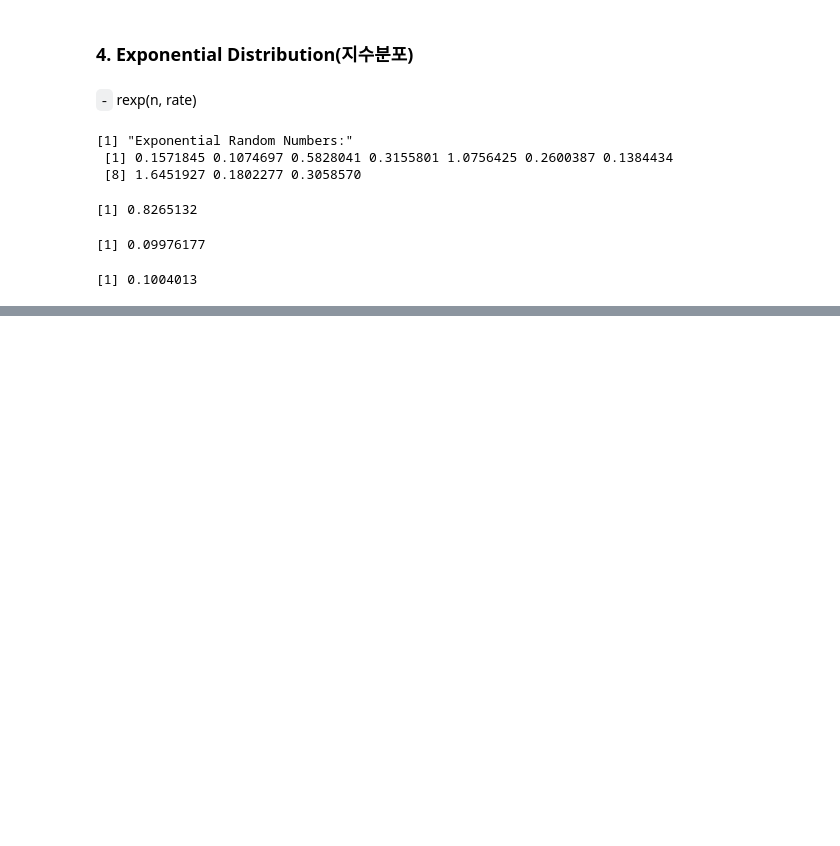
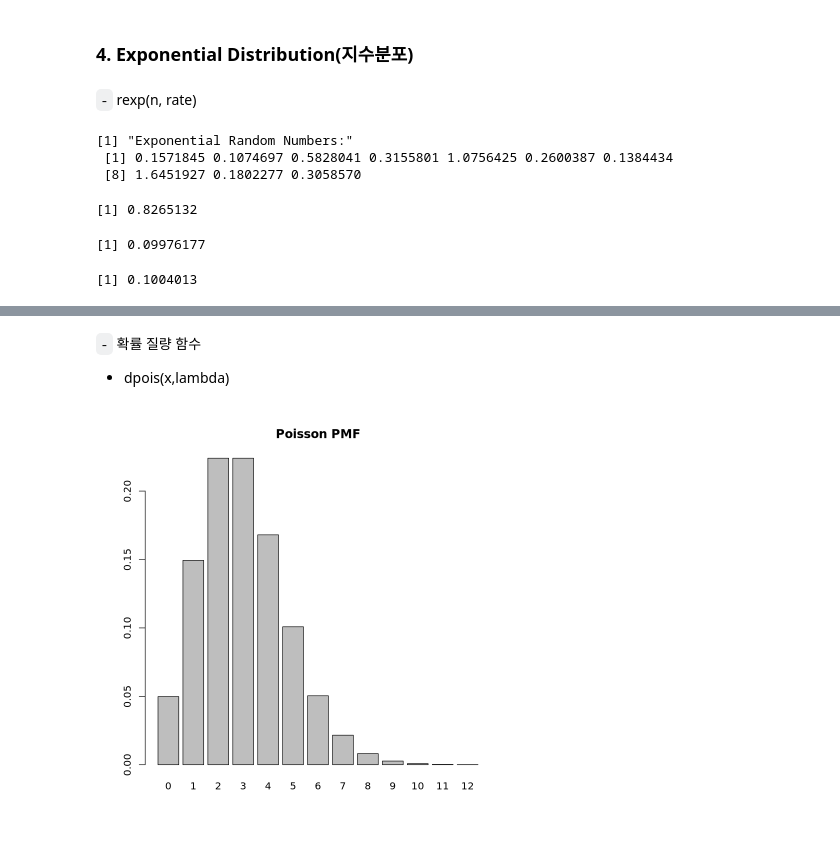
Before and after one commit to SangMin1208/DC2025, a Jupyter notebook: posts/1.R_distributions.ipynb, the cells around one changed output, grey strips where cells are left out. Drawn from its saved outputs; the diff is of its cells as text; code cells hidden in the pictures; blank space fills up the shorter version.

```diff
--- a/posts/1.R_distributions.ipynb
+++ b/posts/1.R_distributions.ipynb
@@ -173,0 +230,10 @@ mean(rexp(n = 100000, rate = 10))
+# %% [markdown]
+`-` 확률 질량 함수
+
+* dpois(x,lambda)
+# %%
+poisson_pmf <- dpois(x = seq(0,12,1), lambda = 3)
+names(poisson_pmf) = seq(0,12,1)
+barplot(poisson_pmf, main="Poisson PMF")
+# %% [output]
+[figure, added]
```
Also changed, not shown: parts of 39 cells of this notebook, 16 other files.
